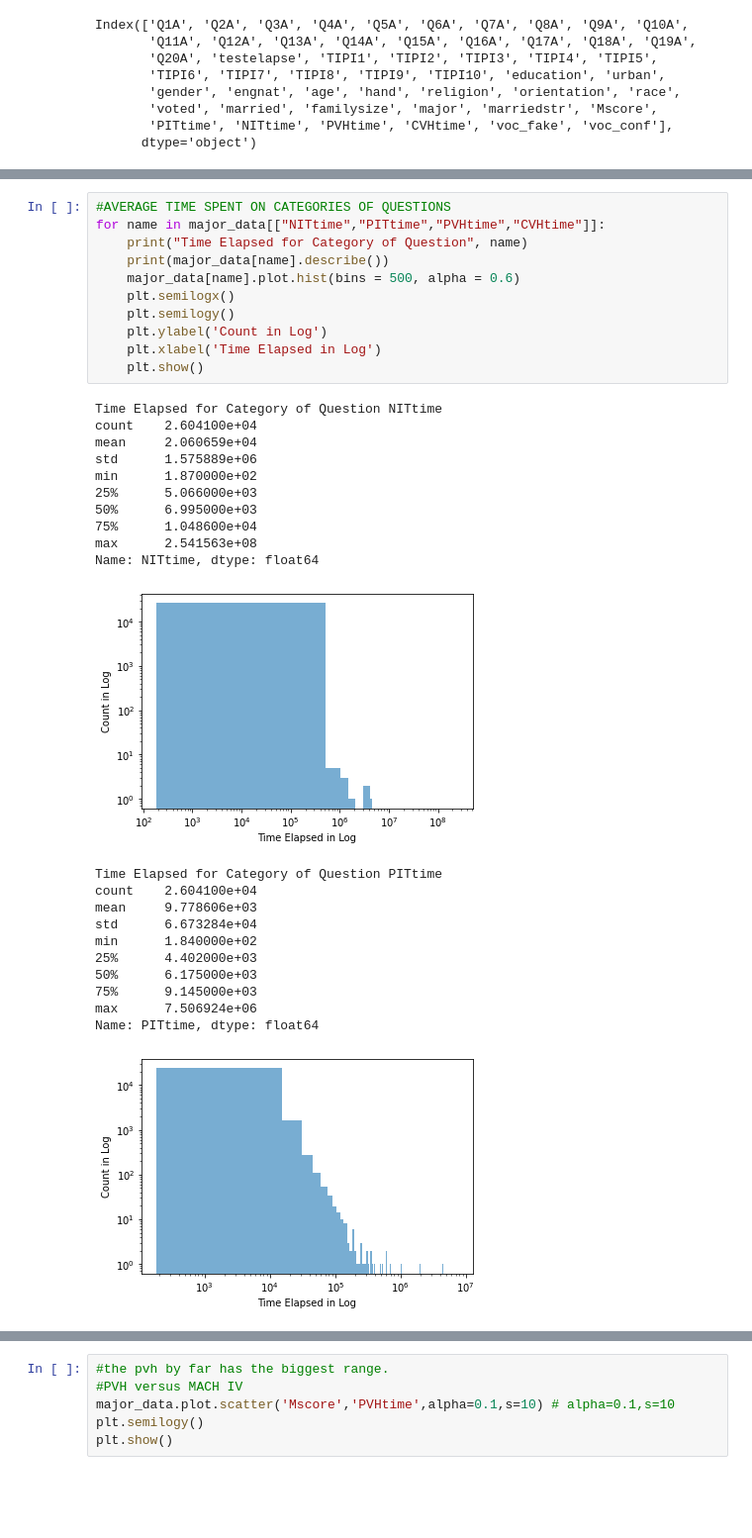
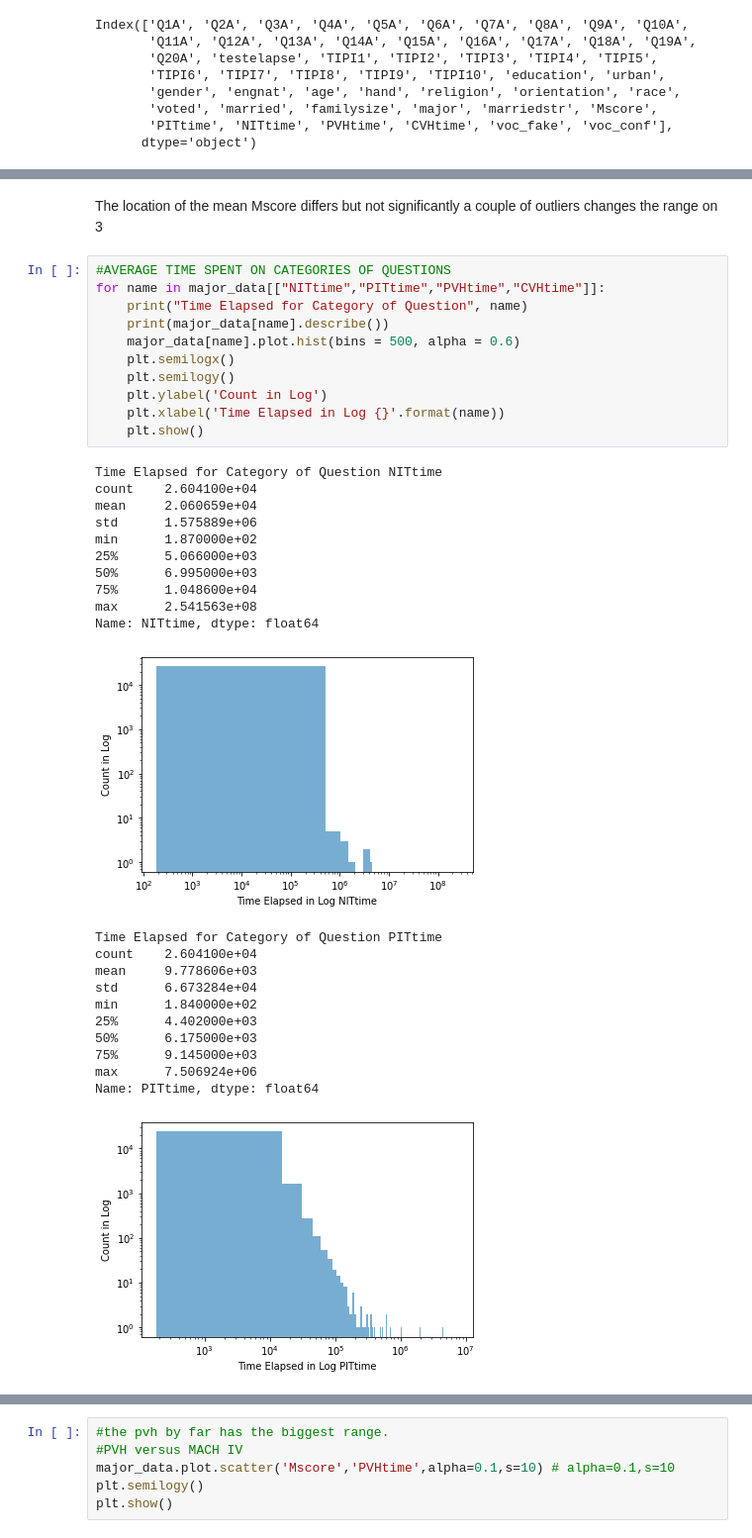
Before and after one commit to ktoleary13/mach_rel_classification, a Jupyter notebook: src/Mach. Project EDA.ipynb, the cells around one changed output, grey strips where cells are left out. Shown: that part at 99% size. Cells and saved outputs as stored; diff of their text form; blank space fills up the shorter version.

```diff
--- a/src/Mach. Project EDA.ipynb
+++ b/src/Mach. Project EDA.ipynb
@@ -443,29 +444,31 @@ plt.show()
 # %% [output]
 [figure]
 [figure]
+# %% [markdown]
+The location of the mean Mscore differs but not significantly a couple of outliers changes the range on 3
 # %%
 #AVERAGE TIME SPENT ON CATEGORIES OF QUESTIONS
 for name in major_data[["NITtime","PITtime","PVHtime","CVHtime"]]:
     print("Time Elapsed for Category of Question", name)
     print(major_data[name].describe())
     major_data[name].plot.hist(bins = 500, alpha = 0.6)
     plt.semilogx()
     plt.semilogy()
     plt.ylabel('Count in Log')
-    plt.xlabel('Time Elapsed in Log')
+    plt.xlabel('Time Elapsed in Log {}'.format(name))
     plt.show()
 # %% [output]
 Time Elapsed for Category of Question NITtime
 count    2.604100e+04
 mean     2.060659e+04
 std      1.575889e+06
 min      1.870000e+02
 25%      5.066000e+03
 50%      6.995000e+03
 75%      1.048600e+04
 max      2.541563e+08
 Name: NITtime, dtype: float64
-[figure, old version]
+[figure, new version]
 Time Elapsed for Category of Question PITtime
 count    2.604100e+04
 mean     9.778606e+03
@@ -476,7 +479,7 @@ min      1.840000e+02
 75%      9.145000e+03
 max      7.506924e+06
 Name: PITtime, dtype: float64
-[figure, old version]
+[figure, new version]
 Time Elapsed for Category of Question PVHtime
 count    2.604100e+04
 mean     1.382630e+04
```
Also changed, not shown: parts of 21 cells of this notebook, 2 other files.
